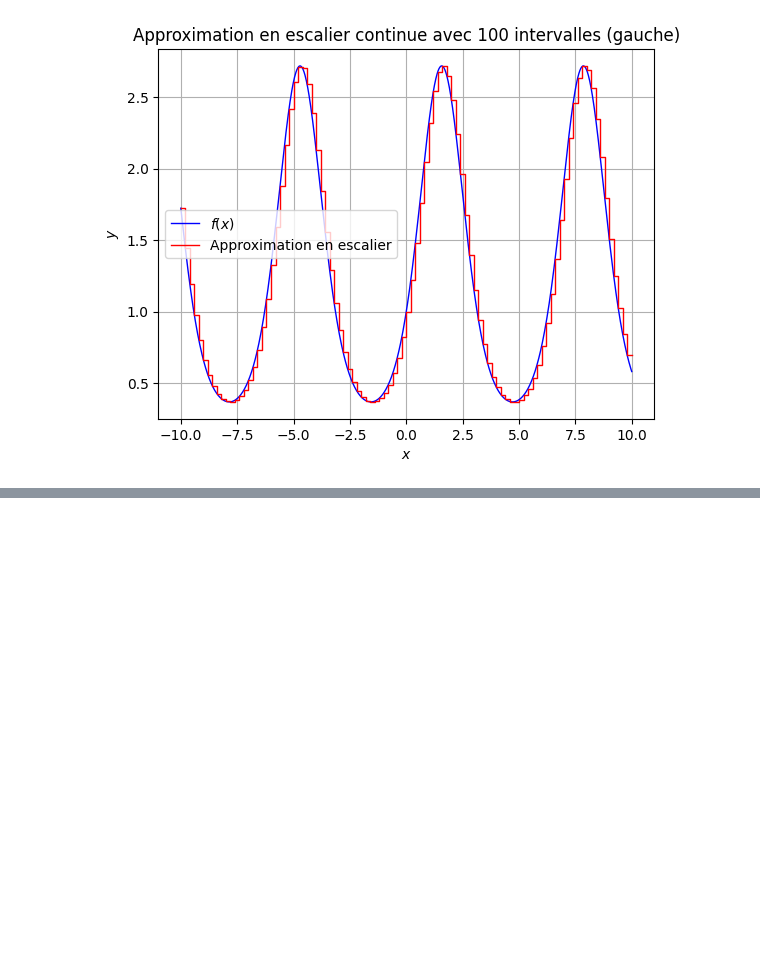
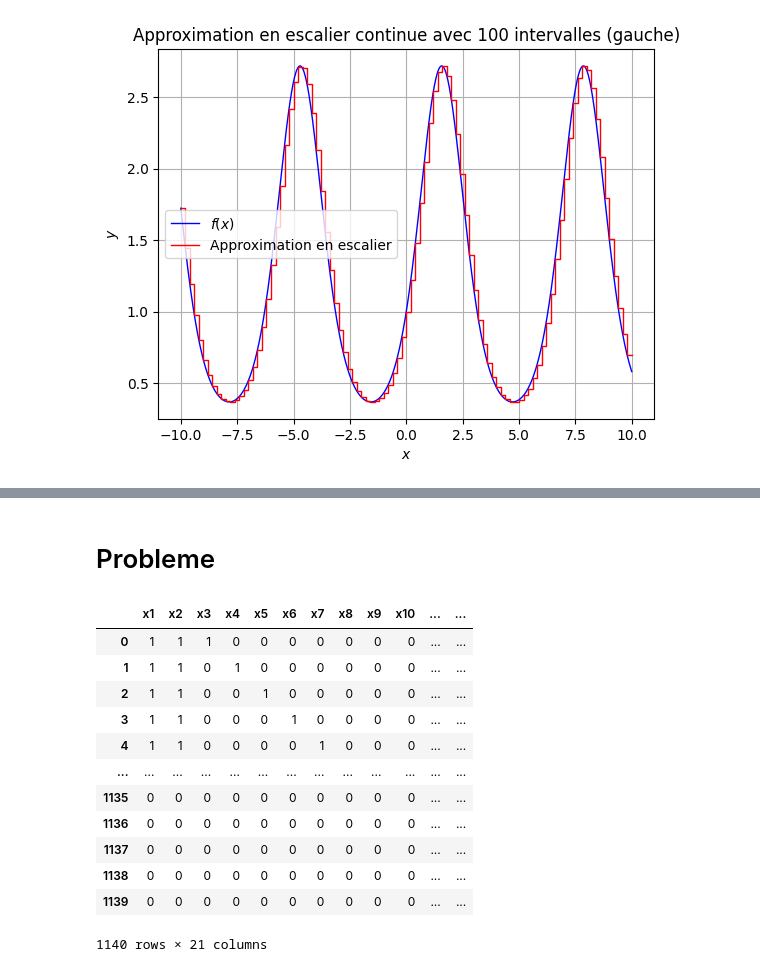
Before and after one commit to AmoussouKokou/formation, a Jupyter notebook: src/module9-rn.ipynb, the cells around one changed output, grey strips where cells are left out. Cells and saved outputs as stored; diff of their text form; code cells hidden in the pictures; blank space fills up the shorter version.

```diff
--- a/src/module9-rn.ipynb
+++ b/src/module9-rn.ipynb
@@ -434,0 +493,2 @@ approx_fonction_continue(f, a=-10, b=10, n=100, methode="gauche")
+# %%
+pd.set_option("display.max_colwidth", None)
@@ -434,0 +725,2 @@ approx_fonction_continue(f, a=-10, b=10, n=100, methode="gauche")
+# %% [markdown]
+# Probleme
@@ -434,0 +733,45 @@ approx_fonction_continue(f, a=-10, b=10, n=100, methode="gauche")
+# %%
+import itertools
+import pandas as pd
+
+def generate_configurations(n):
+    # Liste toutes les combinaisons possibles de 3 cases noircies parmi n
+    combinaisons = list(itertools.combinations(range(n), 3))
+
+    # Initialiser les listes pour le dataframe
+    data = []
+
+    for comb in combinaisons:
+        i, j, k = comb  # Indices des cases noircies
+        config = [0] * n  # Initialisation à 0
+        config[i], config[j], config[k] = 1, 1, 1  # Noircir les cases
+
+        # Calcul de la hauteur
+        h = k - i + 1
+
+        # Ajout à la liste des données
+        data.append(config + [h])
+
+    # Création du DataFrame
+    columns = [f"x{i+1}" for i in range(n)] + ["hauteur"]
+    df = pd.DataFrame(data, columns=columns)
+
+    return df
+
+# Exemple avec n = 8
+df_config = generate_configurations(20)
+df_config
+# %% [output]
+|  | x1 | x2 | x3 | x4 | x5 | x6 | x7 | x8 | x9 | x10 | ... | ... |
+| 0 | 1 | 1 | 1 | 0 | 0 | 0 | 0 | 0 | 0 | 0 | ... | ... |
+| 1 | 1 | 1 | 0 | 1 | 0 | 0 | 0 | 0 | 0 | 0 | ... | ... |
+| 2 | 1 | 1 | 0 | 0 | 1 | 0 | 0 | 0 | 0 | 0 | ... | ... |
+| 3 | 1 | 1 | 0 | 0 | 0 | 1 | 0 | 0 | 0 | 0 | ... | ... |
+| 4 | 1 | 1 | 0 | 0 | 0 | 0 | 1 | 0 | 0 | 0 | ... | ... |
+| ... | ... | ... | ... | ... | ... | ... | ... | ... | ... | ... | ... | ... |
+| 1135 | 0 | 0 | 0 | 0 | 0 | 0 | 0 | 0 | 0 | 0 | ... | ... |
+| 1136 | 0 | 0 | 0 | 0 | 0 | 0 | 0 | 0 | 0 | 0 | ... | ... |
+| 1137 | 0 | 0 | 0 | 0 | 0 | 0 | 0 | 0 | 0 | 0 | ... | ... |
+| 1138 | 0 | 0 | 0 | 0 | 0 | 0 | 0 | 0 | 0 | 0 | ... | ... |
+| 1139 | 0 | 0 | 0 | 0 | 0 | 0 | 0 | 0 | 0 | 0 | ... | ... |
+1140 rows × 21 columns
```
Also changed, not shown: parts of 30 cells of this notebook, 8 other files.
